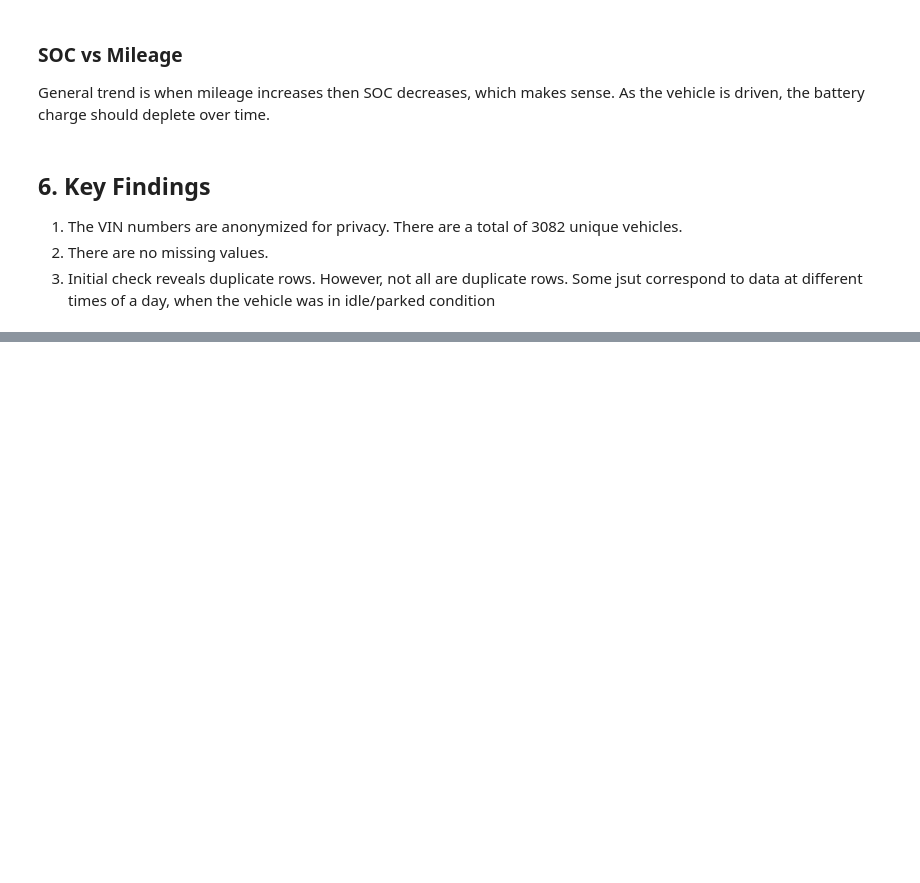
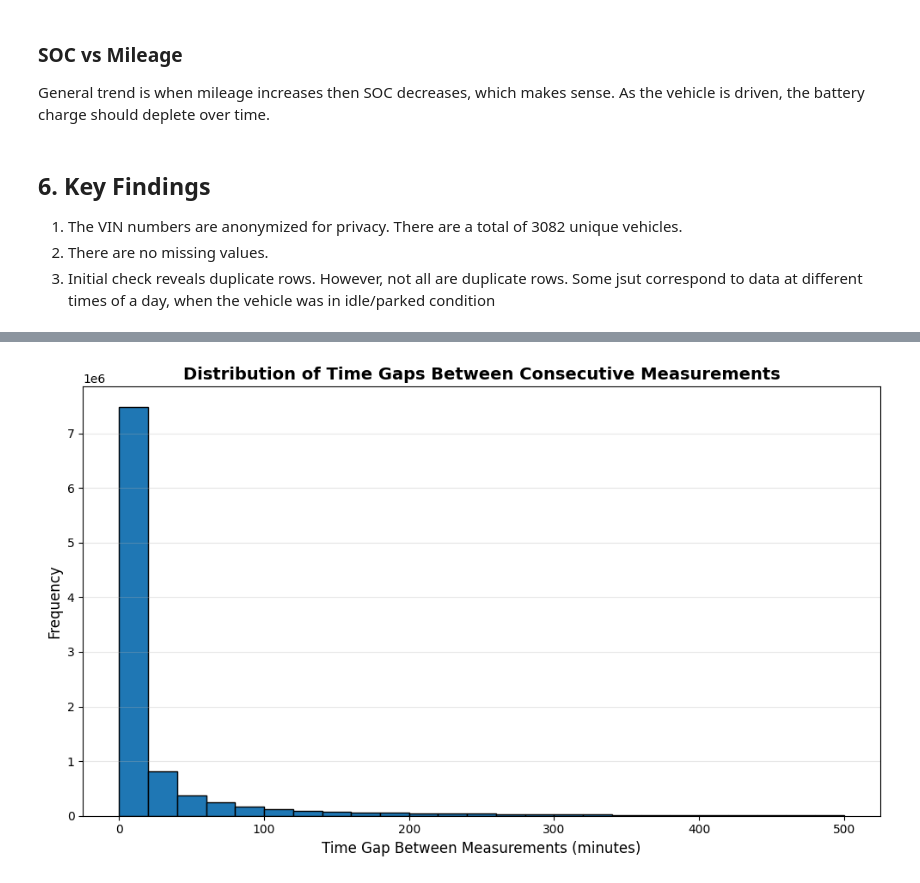
Before and after one commit to MayuriKawale/ev-battery-anomaly-detection, a Jupyter notebook: notebooks/01_exploratory_data_analysis.ipynb, the cells around one changed output, grey strips where cells are left out. Saved outputs shown, nothing was run; the diff lists cells and outputs as text; code cells hidden in the pictures; blank space fills up the shorter version.

```diff
--- a/notebooks/01_exploratory_data_analysis.ipynb
+++ b/notebooks/01_exploratory_data_analysis.ipynb
@@ -183,0 +301,12 @@ General trend is when mileage increases then SOC decreases, which makes sense. A
+# %%
+df_sorted = df.sort_values(['VIN', 'Timestamp'])
+df_sorted['time_gap_minutes'] = df_sorted.groupby('VIN')['Timestamp'].diff().dt.total_seconds()/60 # Group by vehicle and take time gap for each vehicle
+
+# Remove NaN values
+time_gaps_series = df_sorted['time_gap_minutes'].dropna()
+
+print(f"Time gap statistics (in minutes):")
+print(time_gaps_series.describe())
+print(f"\nMin gap: {time_gaps_series.min():.2f} minutes")
+print(f"Max gap: {time_gaps_series.max():.2f} minutes")
+print(f"Median gap: {time_gaps_series.median():.2f} minutes")
@@ -183,0 +335,14 @@ General trend is when mileage increases then SOC decreases, which makes sense. A
+# %%
+plt.figure(figsize=(10, 6))
+
+gaps_filtered = time_gaps_series[time_gaps_series < 500]  # Exclude extreme outliers
+
+plt.hist(gaps_filtered, bins=25, edgecolor='black')
+plt.xlabel('Time Gap Between Measurements (minutes)', fontsize=12)
+plt.ylabel('Frequency', fontsize=12)
+plt.title('Distribution of Time Gaps Between Consecutive Measurements', fontsize=14, fontweight='bold')
+plt.grid(True, alpha=0.3, axis='y')
+plt.tight_layout()
+plt.show()
+# %% [output]
+[figure, added]
```
Also changed, not shown: parts of 17 cells of this notebook.
